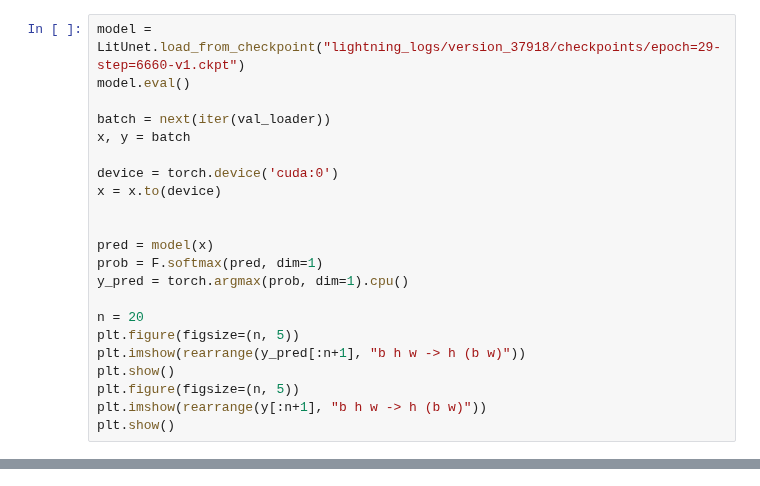
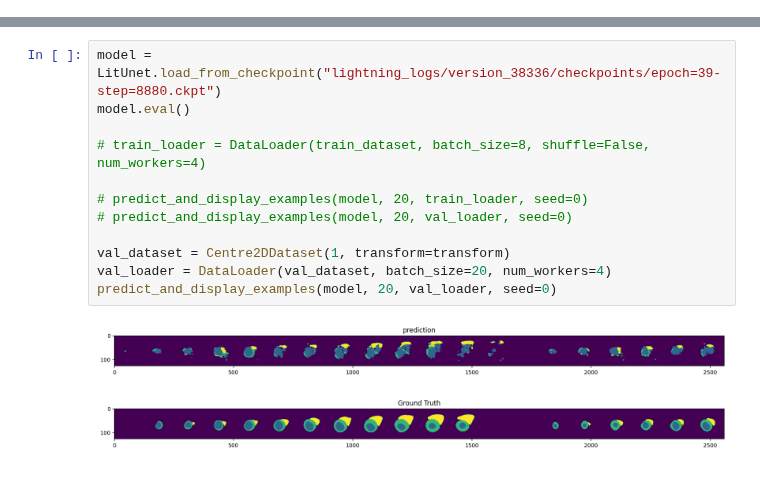
Before and after one commit to MAHDI-Imen/M-M, a Jupyter notebook: dev.ipynb, the cells around one changed output, grey strips where cells are left out. Drawn from its saved outputs; the diff is of its cells as text.

```diff
--- a/dev.ipynb
+++ b/dev.ipynb
@@ -59,22 +74,0 @@ LOCAL_RANK: 0 - CUDA_VISIBLE_DEVICES: [0]
-# %%
-model = LitUnet.load_from_checkpoint("lightning_logs/version_37918/checkpoints/epoch=29-step=6660-v1.ckpt")
-model.eval()
-
-batch = next(iter(val_loader))
-x, y = batch
-
-device = torch.device('cuda:0')
-x = x.to(device)
-
-
-pred = model(x)
-prob = F.softmax(pred, dim=1)
-y_pred = torch.argmax(prob, dim=1).cpu()
-
-n = 20
-plt.figure(figsize=(n, 5))
-plt.imshow(rearrange(y_pred[:n+1], "b h w -> h (b w)"))
-plt.show()
-plt.figure(figsize=(n, 5))
-plt.imshow(rearrange(y[:n+1], "b h w -> h (b w)"))
-plt.show()
@@ -113,0 +75,15 @@ plt.show()
+# %%
+model = LitUnet.load_from_checkpoint("lightning_logs/version_38336/checkpoints/epoch=39-step=8880.ckpt")
+model.eval()
+
+# train_loader = DataLoader(train_dataset, batch_size=8, shuffle=False, num_workers=4)
+
+# predict_and_display_examples(model, 20, train_loader, seed=0)
+# predict_and_display_examples(model, 20, val_loader, seed=0)
+
+val_dataset = Centre2DDataset(1, transform=transform)
+val_loader = DataLoader(val_dataset, batch_size=20, num_workers=4)
+predict_and_display_examples(model, 20, val_loader, seed=0)
+# %% [output]
+[figure, added]
+[figure, added]
```
Also changed, not shown: parts of 6 cells of this notebook, 6 other files.
